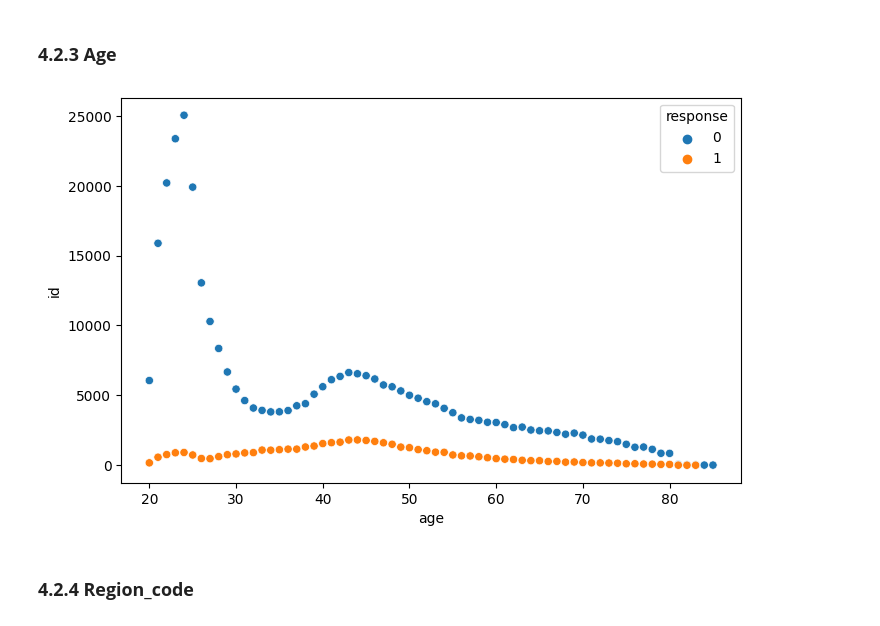
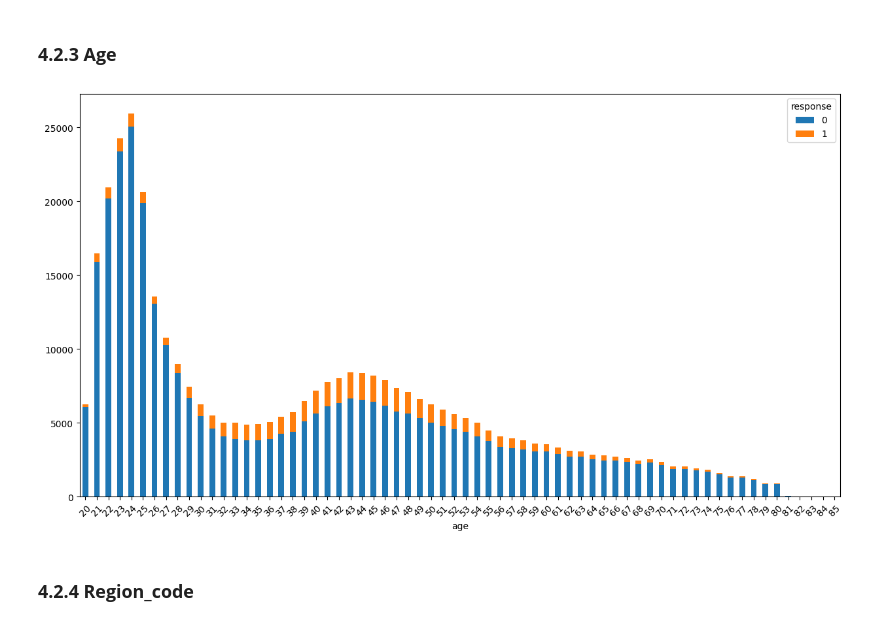
Before and after one commit to Eduardo-95-DS/Car-Insurance-Interest, a Jupyter notebook: notebooks/cross_sell.ipynb, the cells around one changed output. Saved outputs shown, nothing was run; the diff lists cells and outputs as text; code cells hidden in the pictures.

```diff
--- a/notebooks/cross_sell.ipynb
+++ b/notebooks/cross_sell.ipynb
@@ -365,0 +379,24 @@ sns.countplot(x='vehicle_damage',data=df1);
+# %%
+rcParams['figure.figsize'] = 15,13
+
+grid=gridspec.GridSpec(3,2)
+
+plt.subplot(grid[0,0])
+# plt.subplot(1,3,1);
+sns.countplot(x='gender',data=df1);
+
+plt.subplot(grid[0,1])
+# plt.subplot(1,3,2);
+sns.countplot(x='vehicle_age',data=df1);
+
+plt.subplot(grid[1,0])
+# plt.subplot(1,3,3);
+sns.countplot(x='vehicle_damage',data=df1);
+
+plt.subplot(grid[1,1])
+# plt.subplot(1,3,2);
+sns.countplot(x='previously_insured',data=df1);
+
+plt.subplot(grid[2,:])
+# plt.subplot(1,3,3);
+sns.countplot(x='driving_license',data=df1);
@@ -424,11 +463,15 @@ No artists with labels found to put in legend.  Note that artists whose label st
 # %% [markdown]
 ### **4.2.3 Age**
 # %%
-rcParams['figure.figsize'] = 8,5
+rcParams['figure.figsize'] = 15,8
 
-aux=df4[['id','age','response']].groupby(['age','response']).count().reset_index()
-sns.scatterplot(x='age',y='id',hue='response',data=aux);
+# aux=df4[['id','age','response']].groupby(['age','response']).count().reset_index()
+# sns.scatterplot(x='age',y='id',hue='response',data=aux);
+
+crosstb=pd.crosstab(df4['age'],df4['response'])
+pl = crosstb.plot(kind="bar", stacked=True, rot=0)
+plt.xticks(rotation=45);
 # %% [output]
-[figure, old version]
+[figure, new version]
 # %% [markdown]
 ### **4.2.4 Region_code**
```
Also changed, not shown: parts of 101 cells of this notebook, 4 other files.
